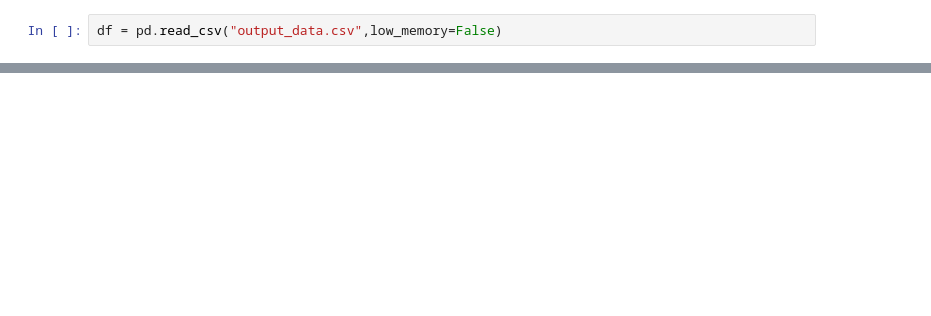
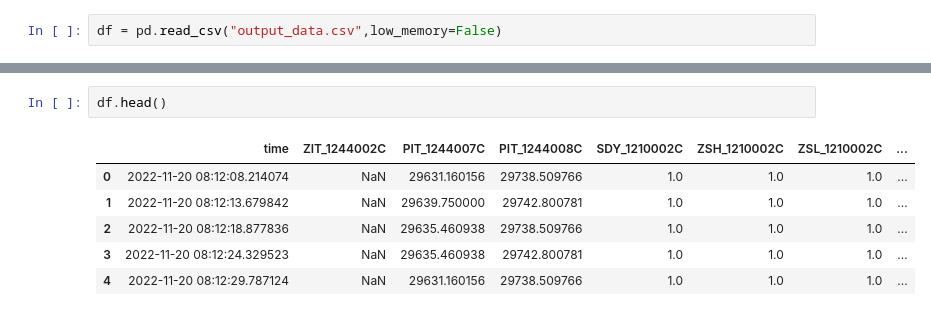
Before and after one commit to Nervado/pksll-tests, a Jupyter notebook: PKSLL Analyzes.ipynb, the cells around one changed output, grey strips where cells are left out. Cells and saved outputs as stored; diff of their text form; blank space fills up the shorter version.

```diff
--- a/PKSLL Analyzes.ipynb
+++ b/PKSLL Analyzes.ipynb
@@ -443,0 +462,9 @@ SDY_1210002C
+# %%
+df.head()
+# %% [output]
+|  | time | ZIT_1244002C | PIT_1244007C | PIT_1244008C | SDY_1210002C | ZSH_1210002C | ZSL_1210002C | ... |
+| 0 | 2022-11-20 08:12:08.214074 | NaN | 29631.160156 | 29738.509766 | 1.0 | 1.0 | 1.0 | ... |
+| 1 | 2022-11-20 08:12:13.679842 | NaN | 29639.750000 | 29742.800781 | 1.0 | 1.0 | 1.0 | ... |
+| 2 | 2022-11-20 08:12:18.877836 | NaN | 29635.460938 | 29738.509766 | 1.0 | 1.0 | 1.0 | ... |
+| 3 | 2022-11-20 08:12:24.329523 | NaN | 29635.460938 | 29742.800781 | 1.0 | 1.0 | 1.0 | ... |
+| 4 | 2022-11-20 08:12:29.787124 | NaN | 29631.160156 | 29738.509766 | 1.0 | 1.0 | 1.0 | ... |
```
Also changed, not shown: parts of 8 cells of this notebook, 1 other file.
